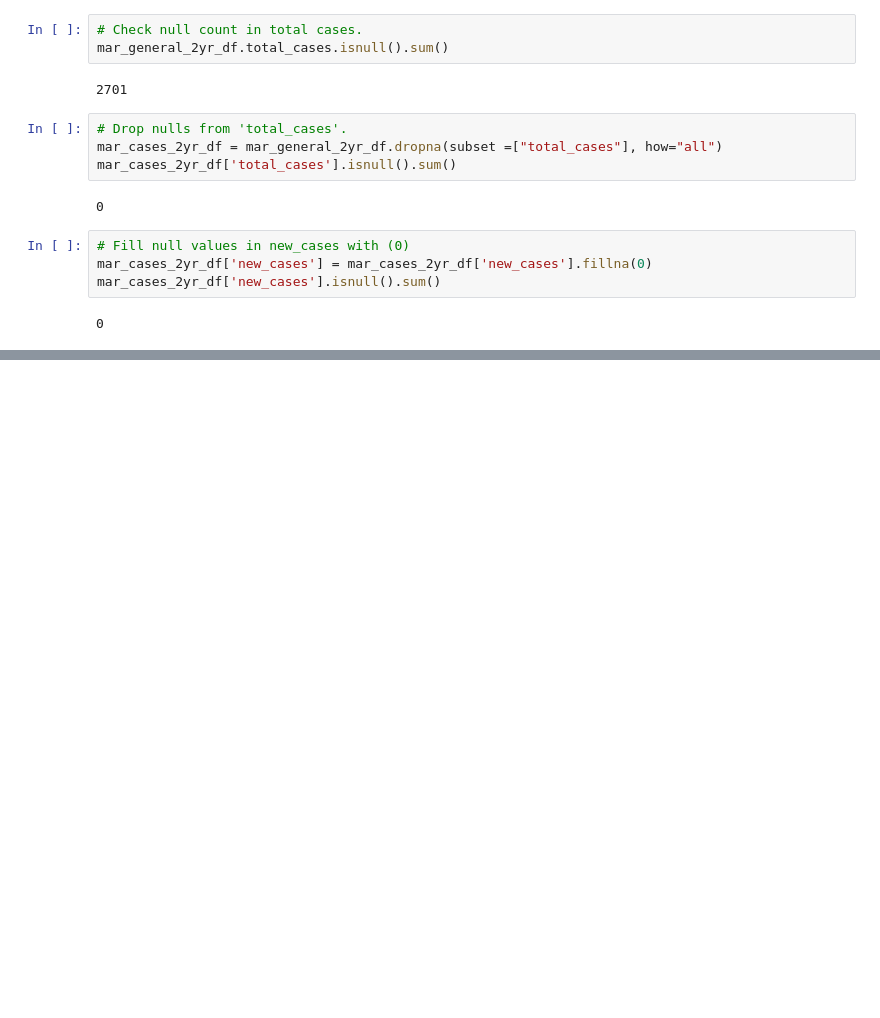
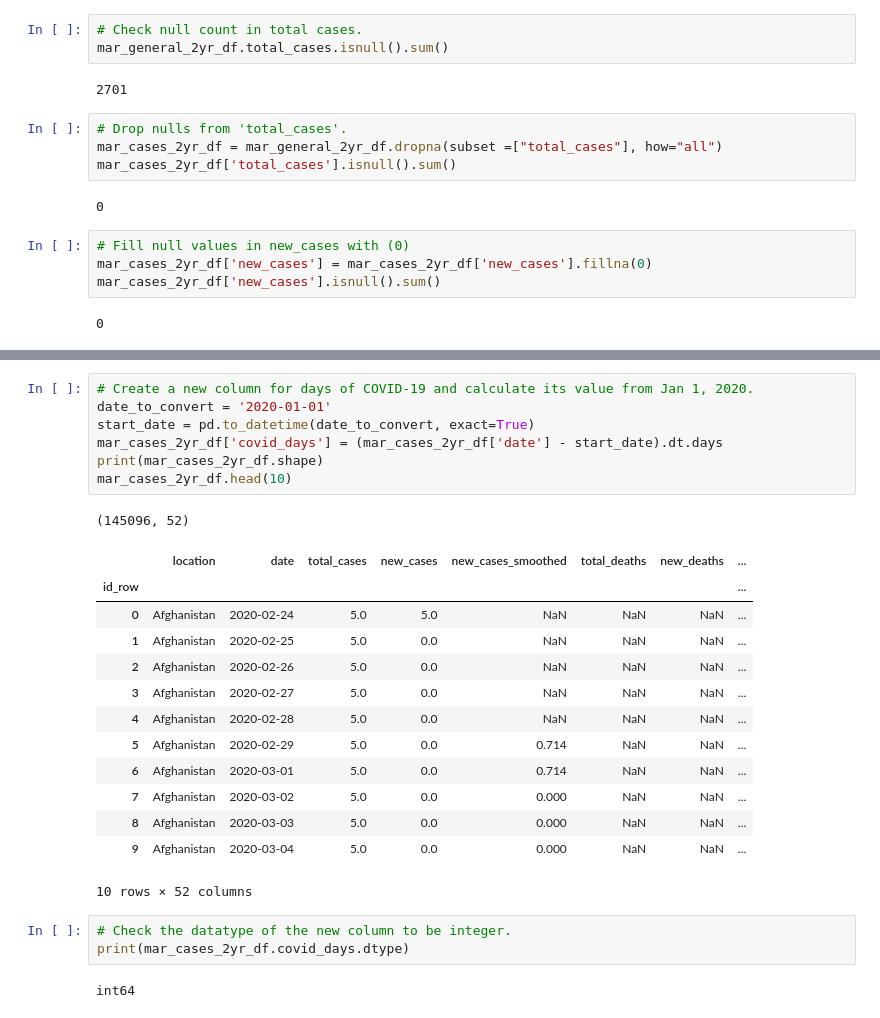
Before and after one commit to Magzzie/COVID-19_Analysis, a Jupyter notebook: COVID-19_Analysis_DB.ipynb, the cells around one changed output, grey strips where cells are left out. Drawn from its saved outputs; the diff is of its cells as text; blank space fills up the shorter version.

Commit message:
Updating code: features engineering, date.

```diff
--- a/COVID-19_Analysis_DB.ipynb
+++ b/COVID-19_Analysis_DB.ipynb
@@ -665,0 +718,27 @@ mar_cases_2yr_df.total_deaths.isnull().sum()
+# %%
+# Create a new column for days of COVID-19 and calculate its value from Jan 1, 2020.
+date_to_convert = '2020-01-01'
+start_date = pd.to_datetime(date_to_convert, exact=True)
+mar_cases_2yr_df['covid_days'] = (mar_cases_2yr_df['date'] - start_date).dt.days
+print(mar_cases_2yr_df.shape)
+mar_cases_2yr_df.head(10)
+# %% [output]
+(145096, 52)
+|  | location | date | total_cases | new_cases | new_cases_smoothed | total_deaths | new_deaths | ... |
+| id_row |  |  |  |  |  |  |  | ... |
+| 0 | Afghanistan | 2020-02-24 | 5.0 | 5.0 | NaN | NaN | NaN | ... |
+| 1 | Afghanistan | 2020-02-25 | 5.0 | 0.0 | NaN | NaN | NaN | ... |
+| 2 | Afghanistan | 2020-02-26 | 5.0 | 0.0 | NaN | NaN | NaN | ... |
+| 3 | Afghanistan | 2020-02-27 | 5.0 | 0.0 | NaN | NaN | NaN | ... |
+| 4 | Afghanistan | 2020-02-28 | 5.0 | 0.0 | NaN | NaN | NaN | ... |
+| 5 | Afghanistan | 2020-02-29 | 5.0 | 0.0 | 0.714 | NaN | NaN | ... |
+| 6 | Afghanistan | 2020-03-01 | 5.0 | 0.0 | 0.714 | NaN | NaN | ... |
+| 7 | Afghanistan | 2020-03-02 | 5.0 | 0.0 | 0.000 | NaN | NaN | ... |
+| 8 | Afghanistan | 2020-03-03 | 5.0 | 0.0 | 0.000 | NaN | NaN | ... |
+| 9 | Afghanistan | 2020-03-04 | 5.0 | 0.0 | 0.000 | NaN | NaN | ... |
+10 rows × 52 columns
+# %%
+# Check the datatype of the new column to be integer.
+print(mar_cases_2yr_df.covid_days.dtype)
+# %% [output]
+int64
```
Also changed, not shown: parts of 22 cells of this notebook.
